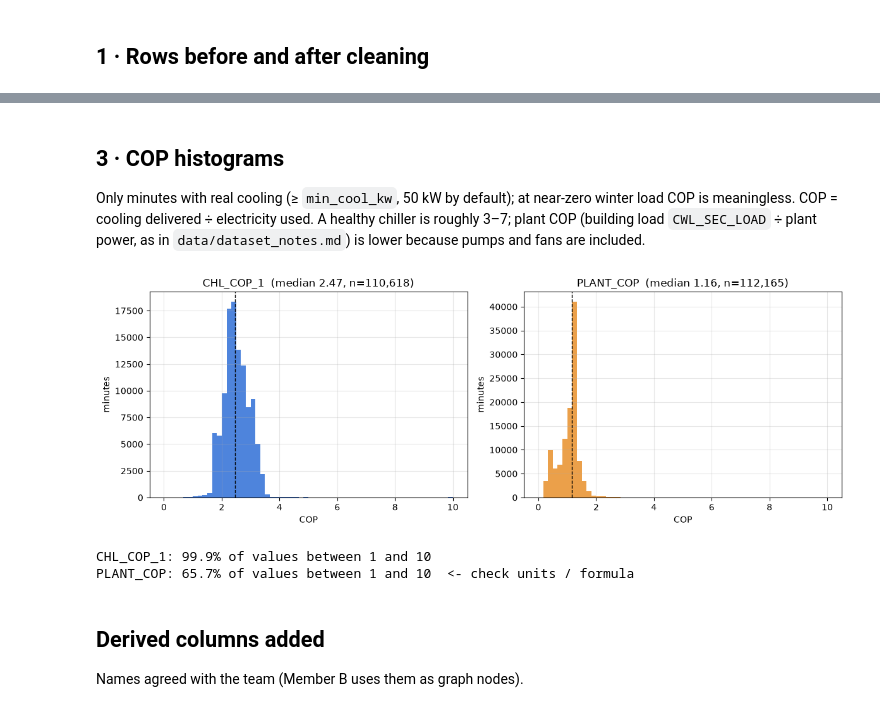
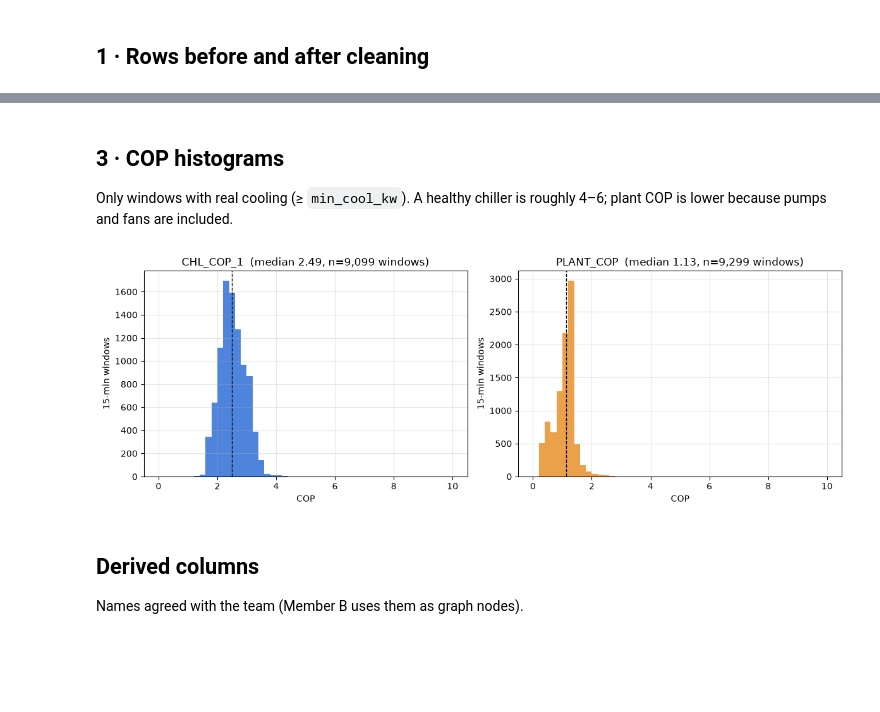
Before and after one commit to OmarFarouq3/gc-arm-llm-hvac, a Jupyter notebook: notebooks/03_preprocess.ipynb, the cells around one changed output, grey strips where cells are left out. Cells and saved outputs as stored; diff of their text form; code cells hidden in the pictures; blank space fills up the shorter version.

Commit message:
Address review: same cleaning for all files, 15-min resample, chiller-on rows, CT approach filter, pyarrow

```diff
--- a/notebooks/03_preprocess.ipynb
+++ b/notebooks/03_preprocess.ipynb
@@ -63,5 +57,0 @@ Mean ± 3 std per sensor and calendar month (so normal summer peaks are not outl
-# %%
-ff_raw = pp.load_csv(FAULT_FREE)
-limits = pp.fit_limits(ff_raw, S)
-print(ff_raw.shape, "| sensors with limits:", limits.index.get_level_values(0).nunique())
-limits.round(2).head(12)
@@ -86,17 +60,18 @@ limits.round(2).head(12)
 # %%
 results = {}
 for f in [FAULT_FREE, FAULT_FILE]:
-    raw, full, rep, saved = pp.process_file(f, limits, S)
+    raw, full, rep, saved = pp.process_file(f, LIMITS, S)
     results[f.name] = (raw, full, rep)
     print("saved", saved)
 
 summary = pd.DataFrame({
     name: {
-        "raw rows": r["rows_raw"],
+        "raw 1-min rows": r["rows_raw"],
         "after frozen-sensor removal": r["rows_after_frozen"],
         "after 3-sigma removal": r["rows_after_outliers"],
-        "rows removed": r["rows_raw"] - r["rows_after_outliers"],
-        "% kept": round(100 * r["rows_after_outliers"] / r["rows_raw"], 2),
+        "15-min windows": r["rows_15min"],
+        "windows with a chiller on": r["rows_chiller_on"],
+        "% of 1-min rows kept before resampling": round(100 * r["rows_after_outliers"] / r["rows_raw"], 2),
     } for name, (_, _, r) in results.items()
 }).T
 summary
@@ -161,0 +138,13 @@ hours.round(1).T
+# %%
+ff = results[FAULT_FREE.name][1]
+ratio = pp.energy_balance(ff, S)
+print(ratio.round(3).to_string())
+cool = sum(ff[f"CHL_COOL_{i}"] for i in range(1, S["n_chillers"] + 1))
+load = ff["CWL_SEC_LOAD"] / 1000
+fig, ax = plt.subplots(figsize=(5.5, 5))
+ax.scatter(load, cool, s=3, alpha=.3)
+m = float(max(load.max(), cool.max()))
+ax.plot([0, m], [0, m], "k--", lw=1, label="equal")
+ax.set_xlabel("building load CWL_SEC_LOAD/1000 (kW)"); ax.set_ylabel("sum of CHL_COOL_i (kW)")
+ax.set_title("Chiller cooling vs building load (15-min)"); ax.legend(); ax.grid(alpha=.3)
+plt.tight_layout(); plt.show()
@@ -162,27 +161,18 @@ hours.round(1).T
 # %% [markdown]
 ## 3 · COP histograms
-Only minutes with real cooling (≥ `min_cool_kw`, 50 kW by default); at near-zero winter load COP is meaningless. COP = cooling delivered ÷ electricity used. A healthy chiller is roughly 3–7; plant COP (building load `CWL_SEC_LOAD` ÷ plant power, as in `data/dataset_notes.md`) is lower because pumps and fans are included.
+Only windows with real cooling (≥ `min_cool_kw`). A healthy chiller is roughly 4–6; plant COP is lower because pumps and fans are included.
 # %%
-ff_clean = results[FAULT_FREE.name][1]
 fig, axes = plt.subplots(1, 2, figsize=(12, 4.2))
 for ax, col, colr in zip(axes, ["CHL_COP_1", "PLANT_COP"], ["#2f6fd6", "#e8902a"]):
-    x = ff_clean[col].dropna()
-    ax.hist(x.clip(0, 10), bins=60, range=(0, 10), color=colr, alpha=.85)
+    x = ff[col].dropna()
+    ax.hist(x.clip(0, 10), bins=50, range=(0, 10), color=colr, alpha=.85)
     ax.axvline(x.median(), color="k", ls="--", lw=1)
-    ax.set_title(f"{col}  (median {x.median():.2f}, n={len(x):,})")
-    ax.set_xlabel("COP"); ax.set_ylabel("minutes"); ax.grid(alpha=.3)
+    ax.set_title(f"{col}  (median {x.median():.2f}, n={len(x):,} windows)")
+    ax.set_xlabel("COP"); ax.set_ylabel("15-min windows"); ax.grid(alpha=.3)
 plt.tight_layout(); plt.show()
-
-for col in ["CHL_COP_1", "PLANT_COP"]:
-    x = ff_clean[col].dropna()
-    share = ((x > 1) & (x < 10)).mean() * 100
-    print(f"{col}: {share:.1f}% of values between 1 and 10"
-          + ("" if share > 95 else "  <- check units / formula"))
 # %% [output]
-[figure, old version]
+[figure, new version]
-CHL_COP_1: 99.9% of values between 1 and 10
-PLANT_COP: 65.7% of values between 1 and 10  <- check units / formula
 # %% [markdown]
-## Derived columns added
+## Derived columns
 Names agreed with the team (Member B uses them as graph nodes).
 # %%
```
Also changed, not shown: parts of 18 cells of this notebook, 4 other files.
